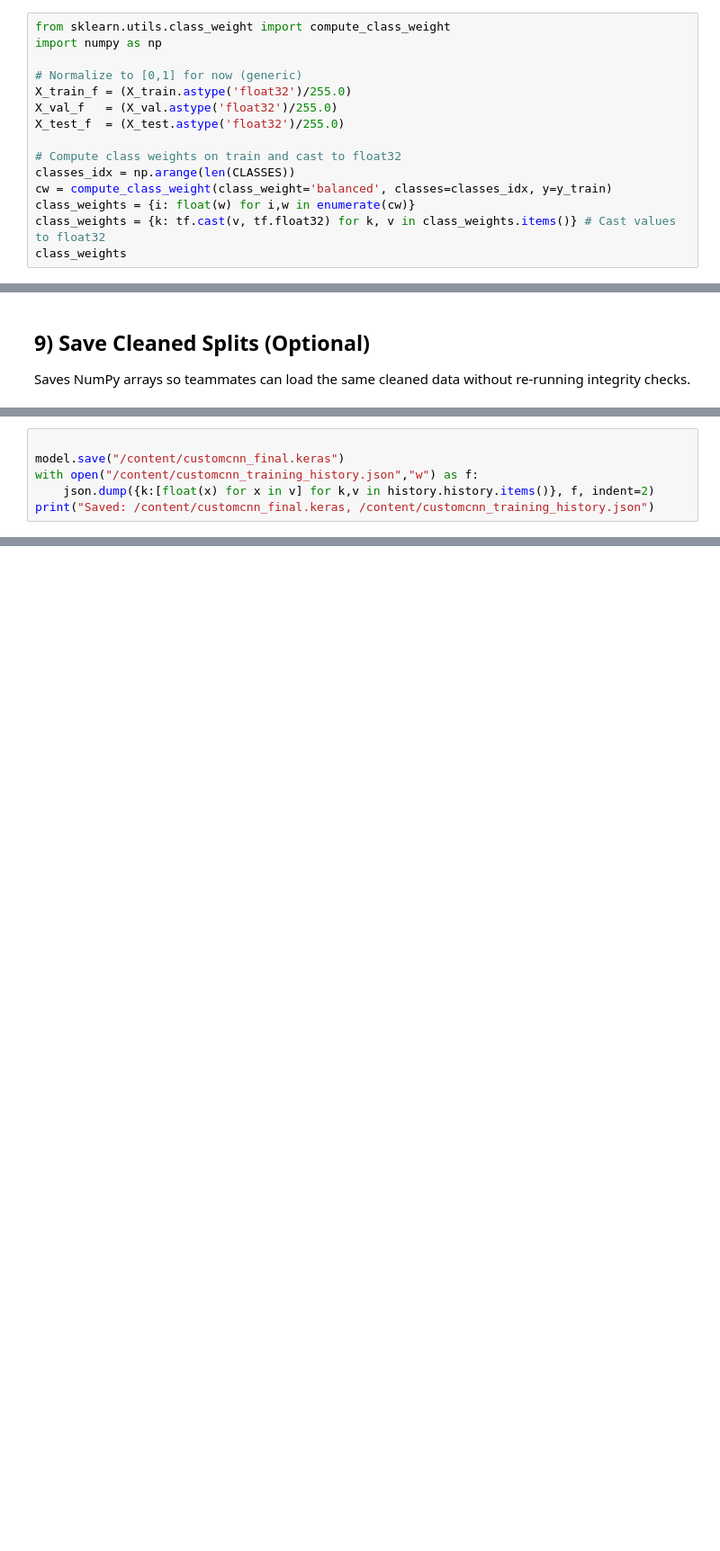
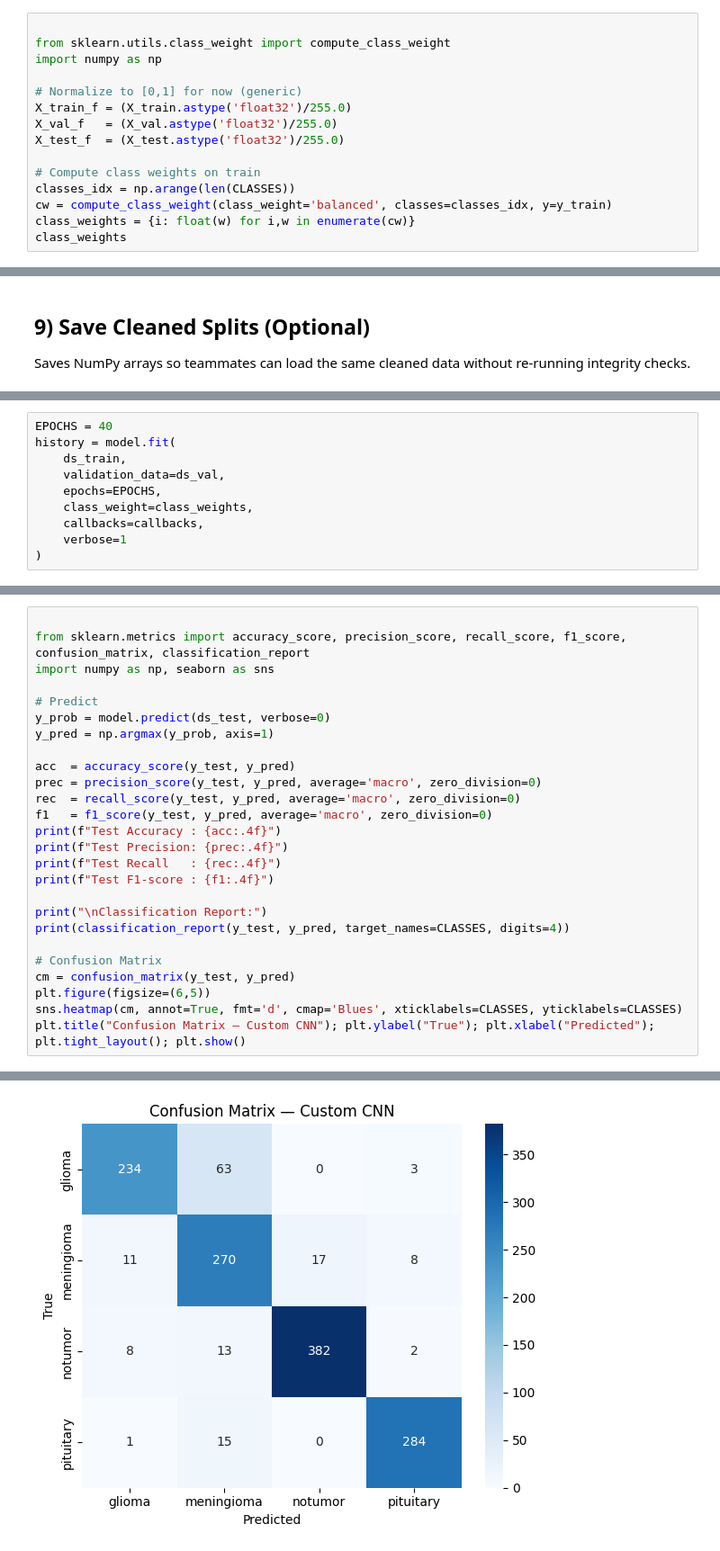
Before and after one commit to Dhanithya-Beligolla/Brain-Tumor-Classification, a Jupyter notebook: BrainTumor_CustomCNN.ipynb, the cells around one changed output, grey strips where cells are left out. Shown: that part at 90% size. Drawn from its saved outputs; the diff is of its cells as text; blank space fills up the shorter version.

```diff
--- a/BrainTumor_CustomCNN.ipynb
+++ b/BrainTumor_CustomCNN.ipynb
@@ -295,6 +286,7 @@ Shapes -> Train: (2609, 224, 224, 3) Val: (461, 224, 224, 3) Test: (1311, 224, 2
 - **Normalization**: scale to `[0,1]` now (transfer-learning specific preprocessing can be added later per backbone).
 - **Class weights** computed from the training distribution (used during training phase, not here).
 # %%
+
 from sklearn.utils.class_weight import compute_class_weight
 import numpy as np
 
@@ -303,10 +295,9 @@ X_train_f = (X_train.astype('float32')/255.0)
 X_val_f   = (X_val.astype('float32')/255.0)
 X_test_f  = (X_test.astype('float32')/255.0)
 
-# Compute class weights on train and cast to float32
+# Compute class weights on train
 classes_idx = np.arange(len(CLASSES))
 cw = compute_class_weight(class_weight='balanced', classes=classes_idx, y=y_train)
 class_weights = {i: float(w) for i,w in enumerate(cw)}
-class_weights = {k: tf.cast(v, tf.float32) for k, v in class_weights.items()} # Cast values to float32
 class_weights
 # %% [output]
@@ -790,6 +339,0 @@ plt.tight_layout(); plt.show()
-# %%
-
-model.save("/content/customcnn_final.keras")
-with open("/content/customcnn_training_history.json","w") as f:
-    json.dump({k:[float(x) for x in v] for k,v in history.history.items()}, f, indent=2)
-print("Saved: /content/customcnn_final.keras, /content/customcnn_training_history.json")
@@ -795,0 +599,10 @@ print("Saved: /content/customcnn_final.keras, /content/customcnn_training_histor
+# %%
+EPOCHS = 40
+history = model.fit(
+    ds_train,
+    validation_data=ds_val,
+    epochs=EPOCHS,
+    class_weight=class_weights,
+    callbacks=callbacks,
+    verbose=1
+)
@@ -795,0 +652,27 @@ print("Saved: /content/customcnn_final.keras, /content/customcnn_training_histor
+# %%
+
+from sklearn.metrics import accuracy_score, precision_score, recall_score, f1_score, confusion_matrix, classification_report
+import numpy as np, seaborn as sns
+
+# Predict
+y_prob = model.predict(ds_test, verbose=0)
+y_pred = np.argmax(y_prob, axis=1)
+
+acc  = accuracy_score(y_test, y_pred)
+prec = precision_score(y_test, y_pred, average='macro', zero_division=0)
+rec  = recall_score(y_test, y_pred, average='macro', zero_division=0)
+f1   = f1_score(y_test, y_pred, average='macro', zero_division=0)
+print(f"Test Accuracy : {acc:.4f}")
+print(f"Test Precision: {prec:.4f}")
+print(f"Test Recall   : {rec:.4f}")
+print(f"Test F1-score : {f1:.4f}")
+
+print("\nClassification Report:")
+print(classification_report(y_test, y_pred, target_names=CLASSES, digits=4))
+
+# Confusion Matrix
+cm = confusion_matrix(y_test, y_pred)
+plt.figure(figsize=(6,5))
+sns.heatmap(cm, annot=True, fmt='d', cmap='Blues', xticklabels=CLASSES, yticklabels=CLASSES)
+plt.title("Confusion Matrix — Custom CNN"); plt.ylabel("True"); plt.xlabel("Predicted"); plt.tight_layout(); plt.show()
+# %% [output]
@@ -795,0 +695 @@ print("Saved: /content/customcnn_final.keras, /content/customcnn_training_histor
+[figure, added]
```
Also changed, not shown: parts of 49 cells of this notebook.
